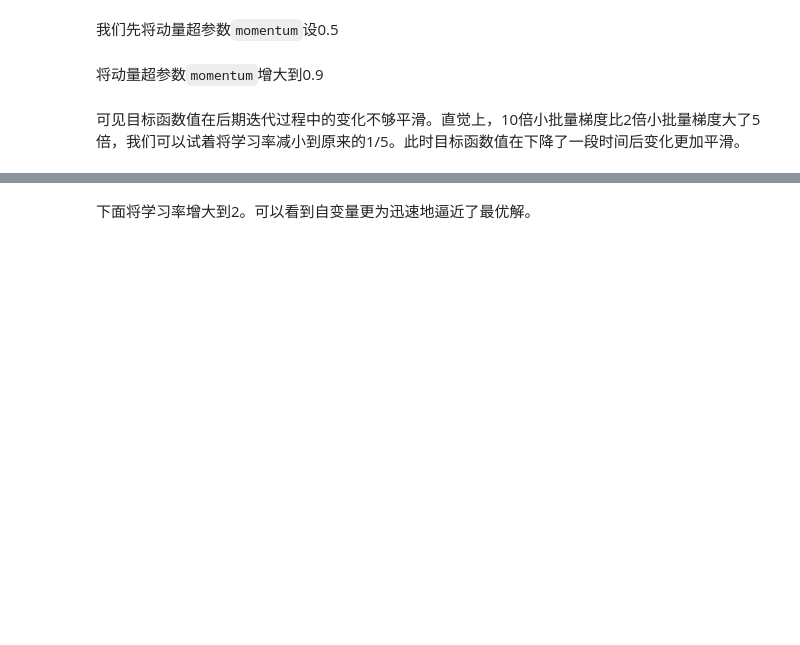
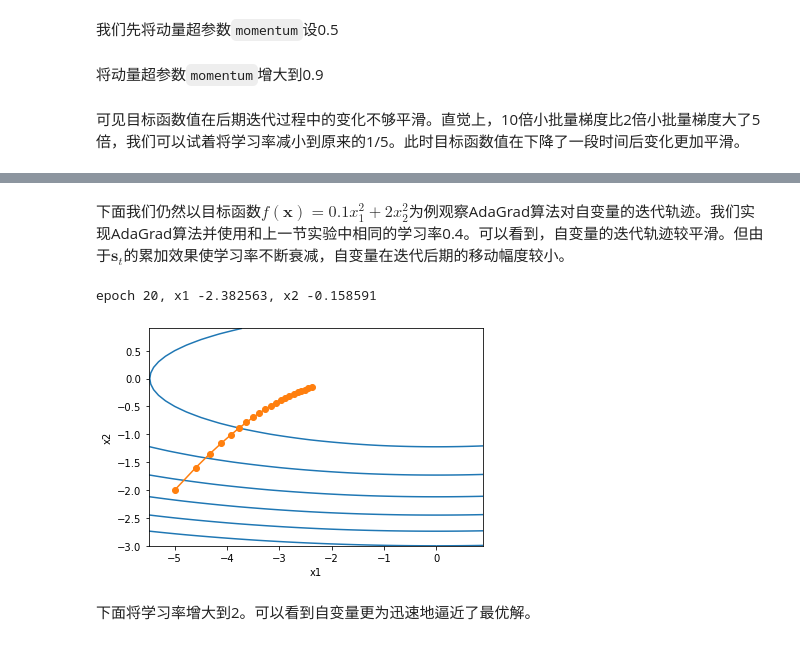
Before and after one commit to shiyutang/DL-Prep, a Jupyter notebook: 03_DL_knowledge/优化.ipynb, the cells around one changed output, grey strips where cells are left out. Cells and saved outputs as stored; diff of their text form; code cells hidden in the pictures; blank space fills up the shorter version.

```diff
--- a/03_DL_knowledge/优化.ipynb
+++ b/03_DL_knowledge/优化.ipynb
@@ -1039,24 +1000,27 @@ $$
+# %% [markdown]
+下面我们仍然以目标函数$f(\boldsymbol{x})=0.1x_1^2+2x_2^2$为例观察AdaGrad算法对自变量的迭代轨迹。我们实现AdaGrad算法并使用和上一节实验中相同的学习率0.4。可以看到，自变量的迭代轨迹较平滑。但由于$\boldsymbol{s}_t$的累加效果使学习率不断衰减，自变量在迭代后期的移动幅度较小。
 # %%
 %matplotlib inline
 import math
 import torch
 import sys
-sys.path.append("/home/kesci/input")
-import d2lzh1981 as d2l
 
 def adagrad_2d(x1, x2, s1, s2):
     g1, g2, eps = 0.2 * x1, 4 * x2, 1e-6  # 前两项为自变量梯度
     s1 += g1 ** 2
     s2 += g2 ** 2
     x1 -= eta / math.sqrt(s1 + eps) * g1
     x2 -= eta / math.sqrt(s2 + eps) * g2
     return x1, x2, s1, s2
 
 def f_2d(x1, x2):
     return 0.1 * x1 ** 2 + 2 * x2 ** 2
 
 eta = 0.4
-d2l.show_trace_2d(f_2d, d2l.train_2d(adagrad_2d))
+show_trace_2d(f_2d, train_2d_momentum(adagrad_2d))
+# %% [output]
+epoch 20, x1 -2.382563, x2 -0.158591
+[figure, added]
 # %% [markdown]
 下面将学习率增大到2。可以看到自变量更为迅速地逼近了最优解。
 # %%
```
Also changed, not shown: parts of 52 cells of this notebook, 8 other files.
